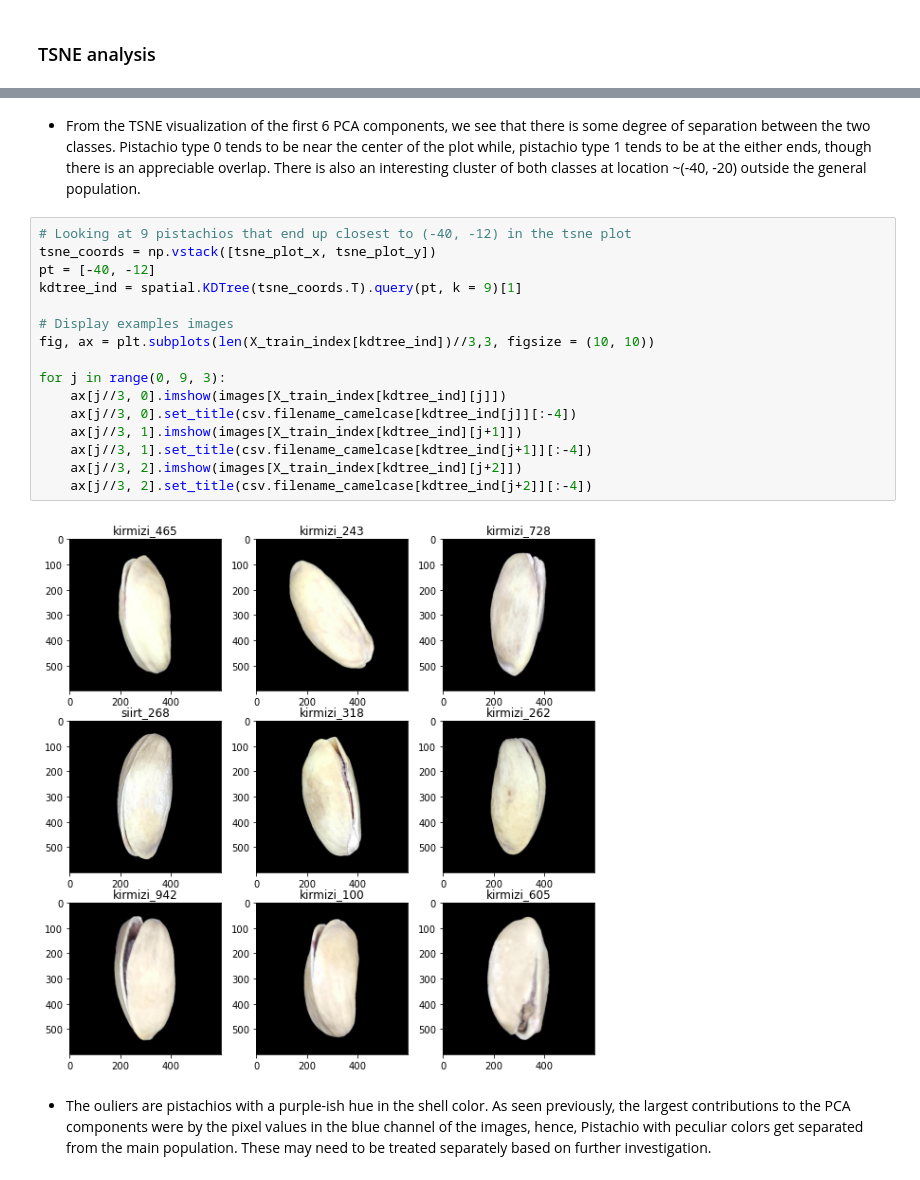
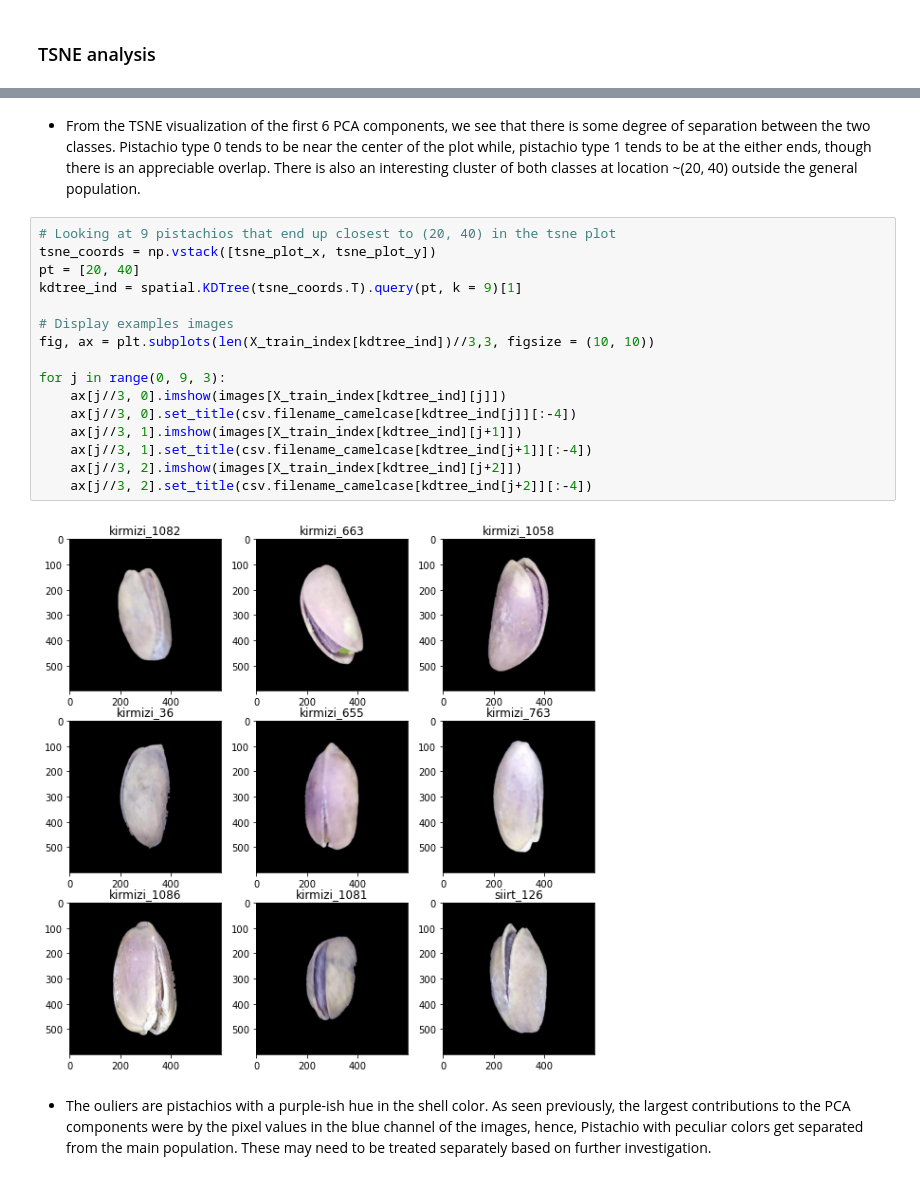
Before and after one commit to bkbormes1/ML_image_feature_processing, a Jupyter notebook: W281_Final_Project_Report.ipynb, the cells around one changed output, grey strips where cells are left out. Saved outputs shown, nothing was run; the diff lists cells and outputs as text.

Commit message:
fix purple pistachios

```diff
--- a/W281_Final_Project_Report.ipynb
+++ b/W281_Final_Project_Report.ipynb
@@ -707,23 +707,23 @@ plt.legend()
 # %% [markdown]
-- From the TSNE visualization of the first 6 PCA components, we see that there is some degree of separation between the two classes. Pistachio type 0 tends to be near the center of the plot while, pistachio type 1 tends to be at the either ends, though there is an appreciable overlap. There is also an interesting cluster of both classes at location ~(-40, -20) outside the general population.
+- From the TSNE visualization of the first 6 PCA components, we see that there is some degree of separation between the two classes. Pistachio type 0 tends to be near the center of the plot while, pistachio type 1 tends to be at the either ends, though there is an appreciable overlap. There is also an interesting cluster of both classes at location ~(20, 40) outside the general population.
 # %%
-# Looking at 9 pistachios that end up closest to (-40, -12) in the tsne plot
+# Looking at 9 pistachios that end up closest to (20, 40) in the tsne plot
 tsne_coords = np.vstack([tsne_plot_x, tsne_plot_y])
-pt = [-40, -12]
+pt = [20, 40]
 kdtree_ind = spatial.KDTree(tsne_coords.T).query(pt, k = 9)[1]
 
 # Display examples images
 fig, ax = plt.subplots(len(X_train_index[kdtree_ind])//3,3, figsize = (10, 10))
 
 for j in range(0, 9, 3):
     ax[j//3, 0].imshow(images[X_train_index[kdtree_ind][j]])
     ax[j//3, 0].set_title(csv.filename_camelcase[kdtree_ind[j]][:-4])
     ax[j//3, 1].imshow(images[X_train_index[kdtree_ind][j+1]])
     ax[j//3, 1].set_title(csv.filename_camelcase[kdtree_ind[j+1]][:-4])
     ax[j//3, 2].imshow(images[X_train_index[kdtree_ind][j+2]])
     ax[j//3, 2].set_title(csv.filename_camelcase[kdtree_ind[j+2]][:-4])
 # %% [output]
-[figure, old version]
+[figure, new version]
 # %% [markdown]
 - The ouliers are pistachios with a purple-ish hue in the shell color. As seen previously, the largest contributions to the PCA components were by the pixel values in the blue channel of the images, hence, Pistachio with peculiar colors get separated from the main population. These may need to be treated separately based on further investigation.
 # %% [markdown]
```
Also changed, not shown: parts of 6 cells of this notebook.
